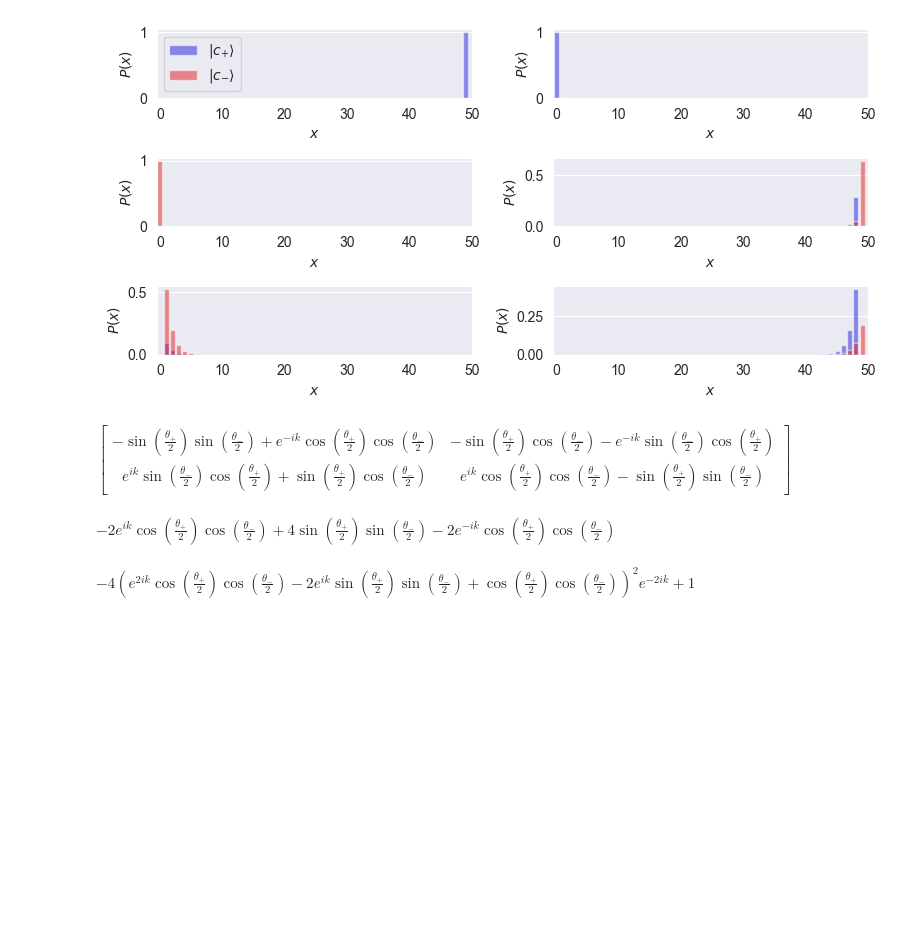
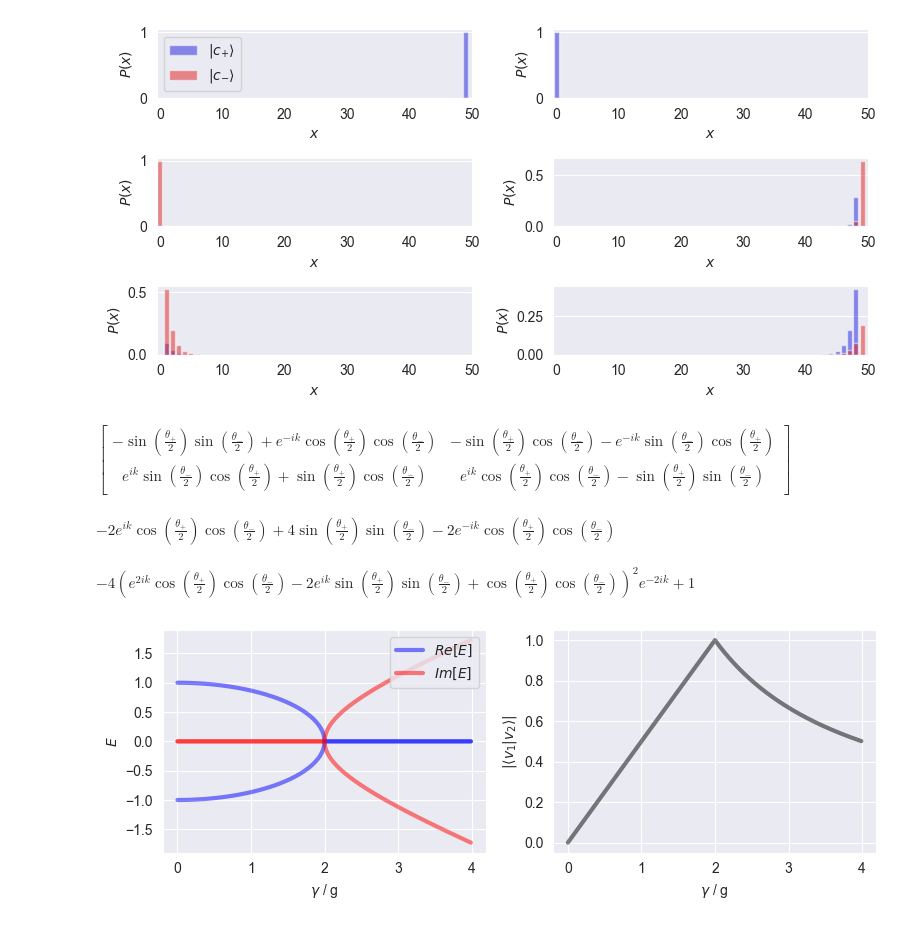
Before and after one commit to JedrekSt/M_thesis, a Jupyter notebook: Results/BrokenPBC.ipynb, the cells around one changed output. Saved outputs shown, nothing was run; the diff lists cells and outputs as text; code cells hidden in the pictures; blank space fills up the shorter version.

```diff
--- a/Results/BrokenPBC.ipynb
+++ b/Results/BrokenPBC.ipynb
@@ -160,0 +165,45 @@ $\displaystyle - 4 \left(e^{2 i k} \cos{\left(\frac{\theta_{+}}{2} \right)} \cos
+# %%
+sns.set_style("darkgrid")
+# %%
+Heff = lambda g,gam : np.array([
+    [1j * gam / 2, g],
+    [g,-1j * gam / 2]
+])
+
+ratio = np.arange(0,4,0.01)
+g = 1
+Em = []
+Ep = []
+fid = []
+
+for gam_ in ratio:
+    H = Heff(g,gam_)
+    E,V = np.linalg.eig(H)
+
+    fid.append(np.abs((V[:,0].conj() * V[:,1]).sum()))
+
+    Ep.append(E[0])
+    Em.append(E[1])
+
+Em = np.array(Em)
+Ep = np.array(Ep)
+
+fig = plt.figure(figsize=(8,3))
+ax = fig.add_subplot(121)
+ax.plot(ratio, Em.real, color='blue', label = r"$Re[E]$", lw = 3, alpha = 0.5)
+ax.plot(ratio, Ep.real, color='blue', lw = 3, alpha = 0.5)
+ax.plot(ratio, Em.imag, color='red', label = r"$Im[E]$", lw = 3, alpha = 0.5)
+ax.plot(ratio, Ep.imag, color='red', lw = 3, alpha = 0.5)
+ax.set_xlabel(r"$\gamma$ / g")
+ax.set_ylabel(r"$E$")
+ax.legend(loc='upper right')
+
+ax = fig.add_subplot(122)
+ax.plot(ratio, fid, color='black', label = r"$Fidelity$", lw = 3, alpha = 0.5)
+ax.set_xlabel(r"$\gamma$ / g")
+ax.set_ylabel(r"$|\langle v_{1}|v_{2}\rangle|$")
+
+plt.tight_layout()
+fig.savefig("Images/EPcrossing.pdf",format= "pdf",bbox_inches = "tight")
+# %% [output]
+[figure, added]
```
Also changed, not shown: parts of 1 cell of this notebook, 2 other files.
